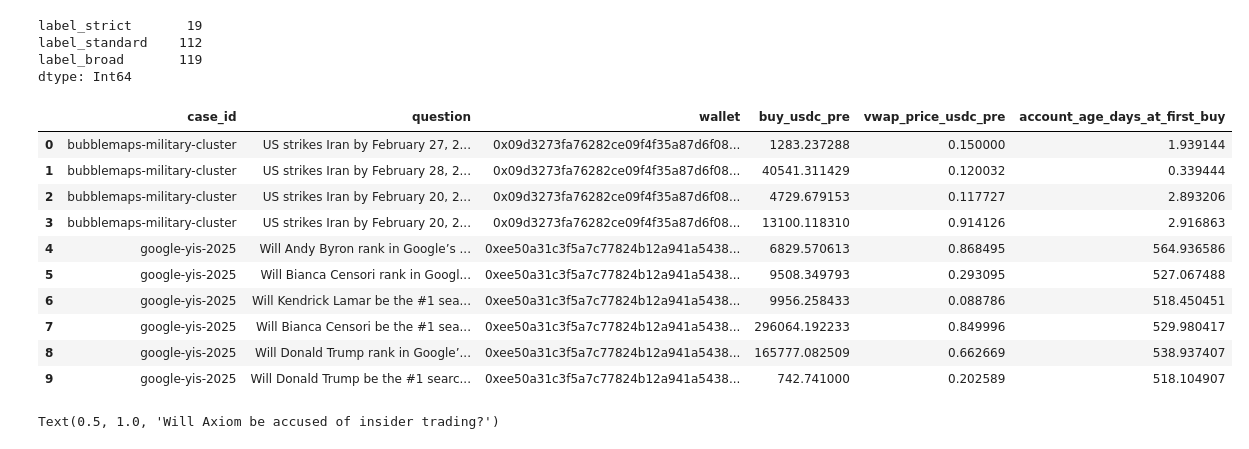
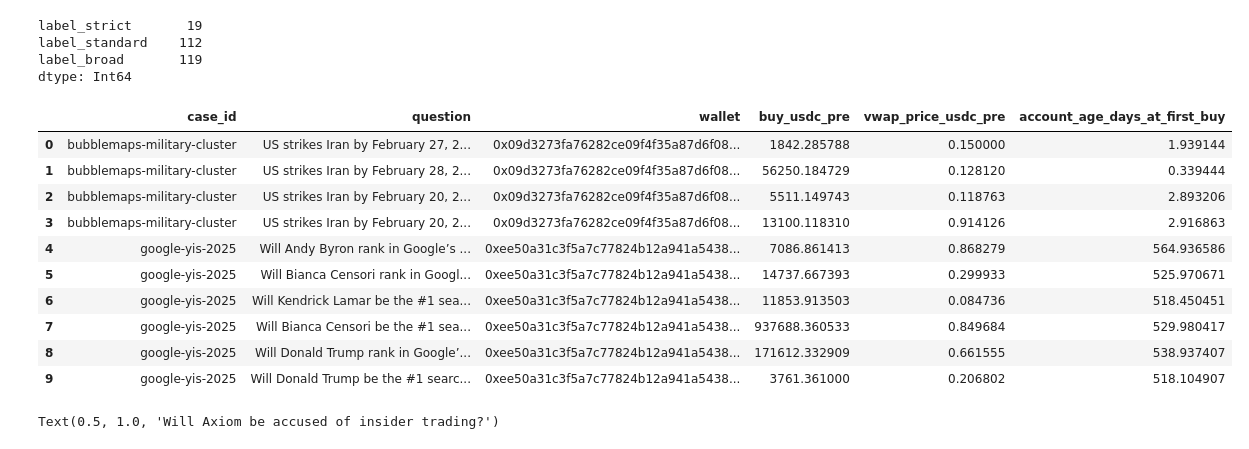
Before and after one commit to ibrhmyi/insider, a Jupyter notebook: dataset/release/notebooks/01_quickstart.ipynb, the cells around one changed output. Drawn from its saved outputs; the diff is of its cells as text; code cells hidden in the pictures.

```diff
--- a/dataset/release/notebooks/01_quickstart.ipynb
+++ b/dataset/release/notebooks/01_quickstart.ipynb
@@ -30,20 +30,20 @@ label_broad       119
 dtype: Int64
 # %%
 # join: documented wallets -> their pre-news positions in their case markets (precise news time)
-pos = pd.read_parquet(f'{DATA}/positions.parquet', filters=[('market_set','==','case'), ('t_news_version','==','precise'), ('label_strict','==',True)])
+pos = pd.read_parquet(f'{DATA}/positions.parquet', filters=[('market_set','==','case'), ('t_news_version','==','precise'), ('t_news_reliable','==',True), ('label_strict','==',True)])
 pos.merge(markets[['case_id','condition_id','question']], on=['case_id','condition_id'])[['case_id','question','wallet','buy_usdc_pre','vwap_price_usdc_pre','account_age_days_at_first_buy']].head(10)
 # %% [output]
 |  | case_id | question | wallet | buy_usdc_pre | vwap_price_usdc_pre | account_age_days_at_first_buy |
-| 0 | bubblemaps-military-cluster | US strikes Iran by February 27, 2... | 0x09d3273fa76282ce09f4f35a87d6f08... | 1283.237288 | 0.150000 | 1.939144 |
-| 1 | bubblemaps-military-cluster | US strikes Iran by February 28, 2... | 0x09d3273fa76282ce09f4f35a87d6f08... | 40541.311429 | 0.120032 | 0.339444 |
-| 2 | bubblemaps-military-cluster | US strikes Iran by February 20, 2... | 0x09d3273fa76282ce09f4f35a87d6f08... | 4729.679153 | 0.117727 | 2.893206 |
+| 0 | bubblemaps-military-cluster | US strikes Iran by February 27, 2... | 0x09d3273fa76282ce09f4f35a87d6f08... | 1842.285788 | 0.150000 | 1.939144 |
+| 1 | bubblemaps-military-cluster | US strikes Iran by February 28, 2... | 0x09d3273fa76282ce09f4f35a87d6f08... | 56250.184729 | 0.128120 | 0.339444 |
+| 2 | bubblemaps-military-cluster | US strikes Iran by February 20, 2... | 0x09d3273fa76282ce09f4f35a87d6f08... | 5511.149743 | 0.118763 | 2.893206 |
 | 3 | bubblemaps-military-cluster | US strikes Iran by February 20, 2... | 0x09d3273fa76282ce09f4f35a87d6f08... | 13100.118310 | 0.914126 | 2.916863 |
-| 4 | google-yis-2025 | Will Andy Byron rank in Google’s ... | 0xee50a31c3f5a7c77824b12a941a5438... | 6829.570613 | 0.868495 | 564.936586 |
-| 5 | google-yis-2025 | Will Bianca Censori rank in Googl... | 0xee50a31c3f5a7c77824b12a941a5438... | 9508.349793 | 0.293095 | 527.067488 |
-| 6 | google-yis-2025 | Will Kendrick Lamar be the #1 sea... | 0xee50a31c3f5a7c77824b12a941a5438... | 9956.258433 | 0.088786 | 518.450451 |
-| 7 | google-yis-2025 | Will Bianca Censori be the #1 sea... | 0xee50a31c3f5a7c77824b12a941a5438... | 296064.192233 | 0.849996 | 529.980417 |
-| 8 | google-yis-2025 | Will Donald Trump rank in Google’... | 0xee50a31c3f5a7c77824b12a941a5438... | 165777.082509 | 0.662669 | 538.937407 |
-| 9 | google-yis-2025 | Will Donald Trump be the #1 searc... | 0xee50a31c3f5a7c77824b12a941a5438... | 742.741000 | 0.202589 | 518.104907 |
+| 4 | google-yis-2025 | Will Andy Byron rank in Google’s ... | 0xee50a31c3f5a7c77824b12a941a5438... | 7086.861413 | 0.868279 | 564.936586 |
+| 5 | google-yis-2025 | Will Bianca Censori rank in Googl... | 0xee50a31c3f5a7c77824b12a941a5438... | 14737.667393 | 0.299933 | 525.970671 |
+| 6 | google-yis-2025 | Will Kendrick Lamar be the #1 sea... | 0xee50a31c3f5a7c77824b12a941a5438... | 11853.913503 | 0.084736 | 518.450451 |
+| 7 | google-yis-2025 | Will Bianca Censori be the #1 sea... | 0xee50a31c3f5a7c77824b12a941a5438... | 937688.360533 | 0.849684 | 529.980417 |
+| 8 | google-yis-2025 | Will Donald Trump rank in Google’... | 0xee50a31c3f5a7c77824b12a941a5438... | 171612.332909 | 0.661555 | 538.937407 |
+| 9 | google-yis-2025 | Will Donald Trump be the #1 searc... | 0xee50a31c3f5a7c77824b12a941a5438... | 3761.361000 | 0.206802 | 518.104907 |
 # %%
 CASE = 'zachxbt-axiom-2026-02'
 mm = pd.read_parquet(f'{DATA}/market_minutes.parquet', filters=[('case_id','==',CASE), ('market_set','==','case'), ('t_news_version','==','precise')])
```
Also changed, not shown: parts of 2 cells of this notebook, 46 other files.
